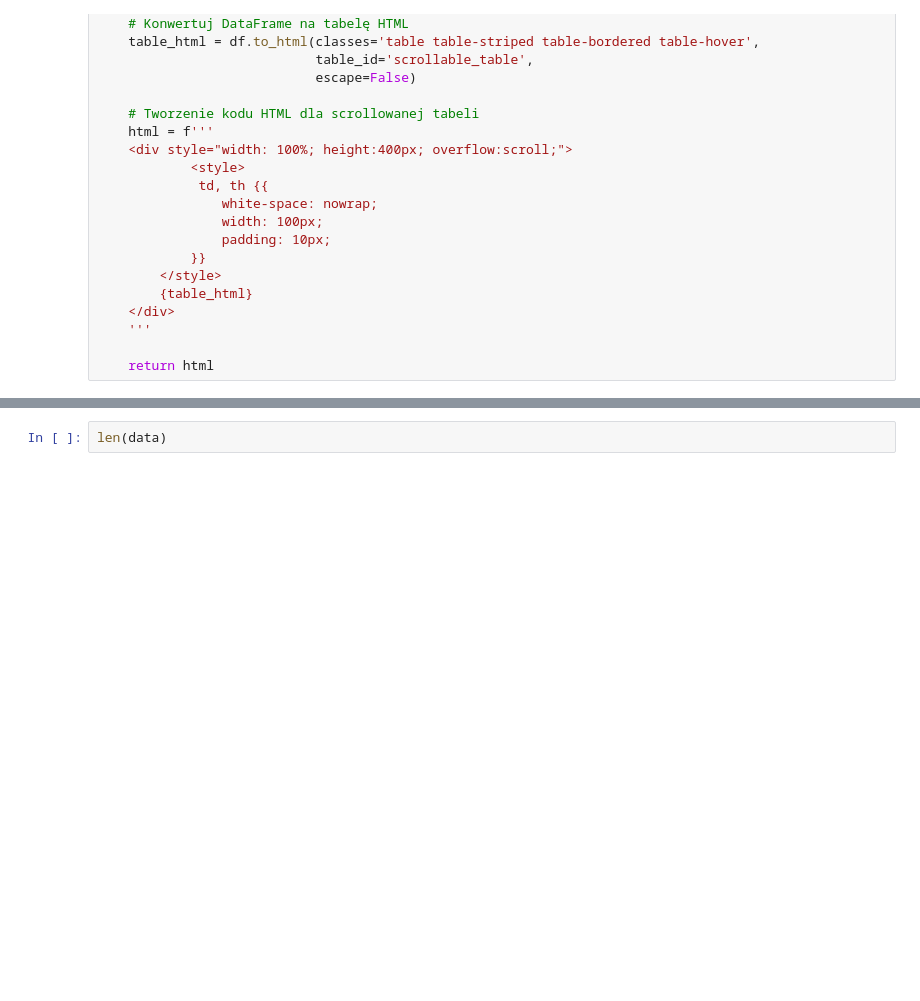
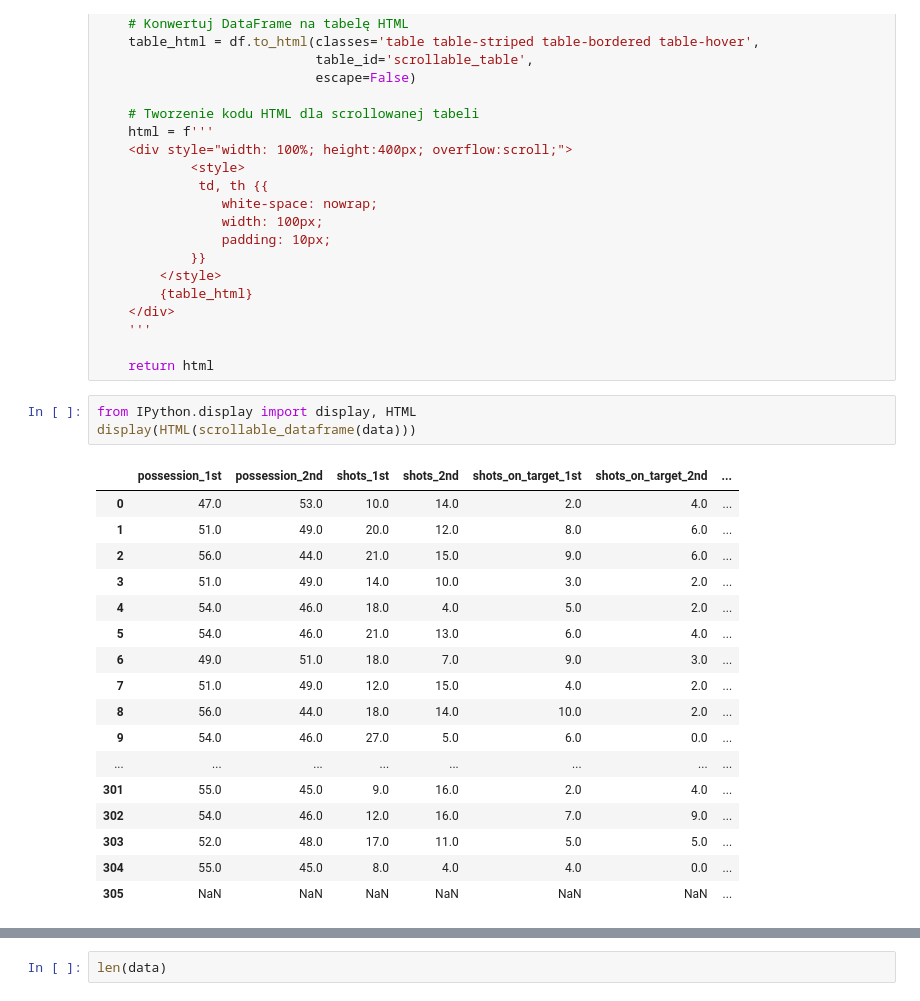
Before and after one commit to MaciejMalewicz778/ekstraklasa_scrapping_and_analysis, a Jupyter notebook: analysis.ipynb, the cells around one changed output, grey strips where cells are left out. Saved outputs shown, nothing was run; the diff lists cells and outputs as text; blank space fills up the shorter version.

```diff
--- a/analysis.ipynb
+++ b/analysis.ipynb
@@ -26,6 +26,27 @@ def scrollable_dataframe(df):
     '''
 
     return html
+# %%
+from IPython.display import display, HTML
+display(HTML(scrollable_dataframe(data)))
+# %% [output]
+|  | possession_1st | possession_2nd | shots_1st | shots_2nd | shots_on_target_1st | shots_on_target_2nd | ... |
+| 0 | 47.0 | 53.0 | 10.0 | 14.0 | 2.0 | 4.0 | ... |
+| 1 | 51.0 | 49.0 | 20.0 | 12.0 | 8.0 | 6.0 | ... |
+| 2 | 56.0 | 44.0 | 21.0 | 15.0 | 9.0 | 6.0 | ... |
+| 3 | 51.0 | 49.0 | 14.0 | 10.0 | 3.0 | 2.0 | ... |
+| 4 | 54.0 | 46.0 | 18.0 | 4.0 | 5.0 | 2.0 | ... |
+| 5 | 54.0 | 46.0 | 21.0 | 13.0 | 6.0 | 4.0 | ... |
+| 6 | 49.0 | 51.0 | 18.0 | 7.0 | 9.0 | 3.0 | ... |
+| 7 | 51.0 | 49.0 | 12.0 | 15.0 | 4.0 | 2.0 | ... |
+| 8 | 56.0 | 44.0 | 18.0 | 14.0 | 10.0 | 2.0 | ... |
+| 9 | 54.0 | 46.0 | 27.0 | 5.0 | 6.0 | 0.0 | ... |
+| ... | ... | ... | ... | ... | ... | ... | ... |
+| 301 | 55.0 | 45.0 | 9.0 | 16.0 | 2.0 | 4.0 | ... |
+| 302 | 54.0 | 46.0 | 12.0 | 16.0 | 7.0 | 9.0 | ... |
+| 303 | 52.0 | 48.0 | 17.0 | 11.0 | 5.0 | 5.0 | ... |
+| 304 | 55.0 | 45.0 | 8.0 | 4.0 | 4.0 | 0.0 | ... |
+| 305 | NaN | NaN | NaN | NaN | NaN | NaN | ... |
 # %%
 from IPython.display import display, HTML
 display(HTML(scrollable_dataframe(data.head(10))))
```
Also changed, not shown: parts of 22 cells of this notebook.
